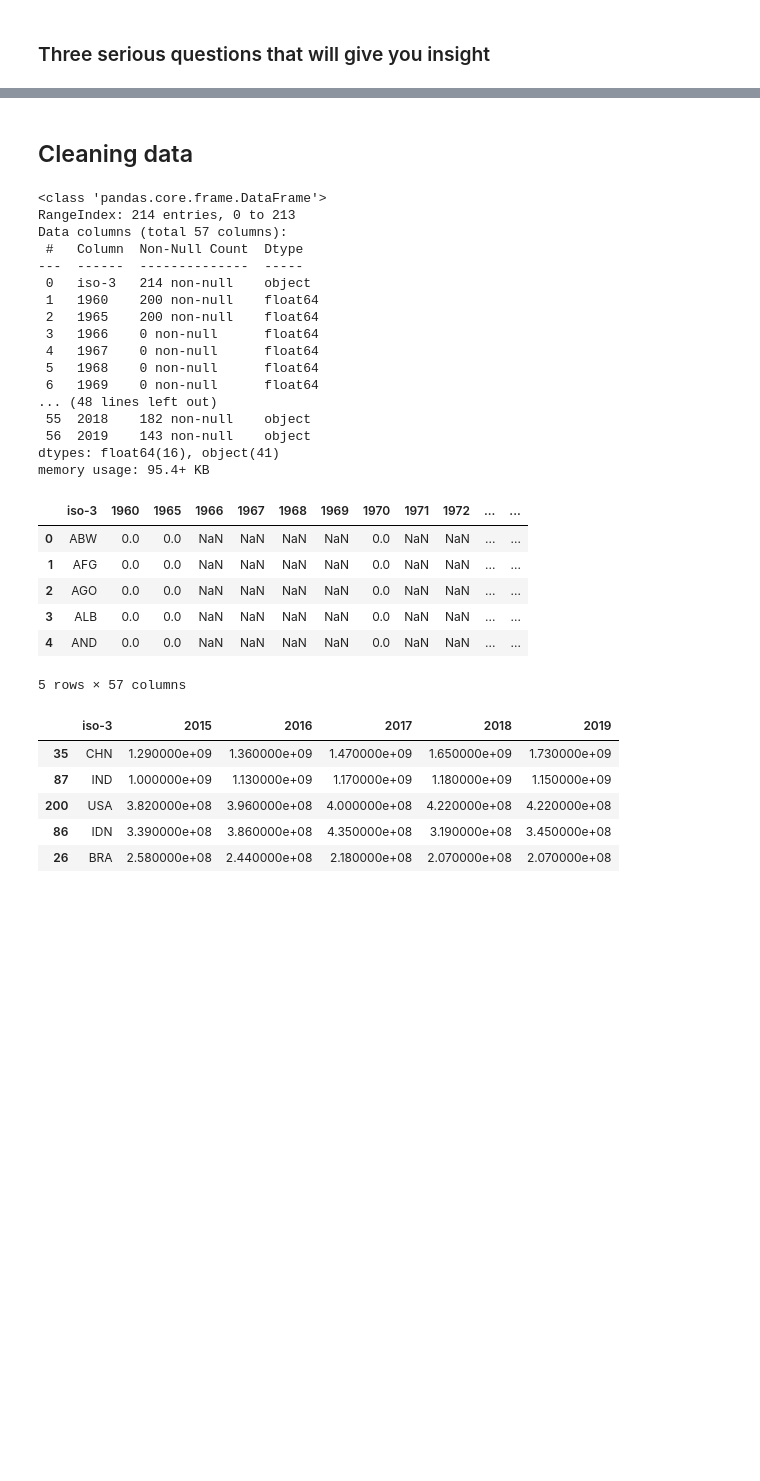
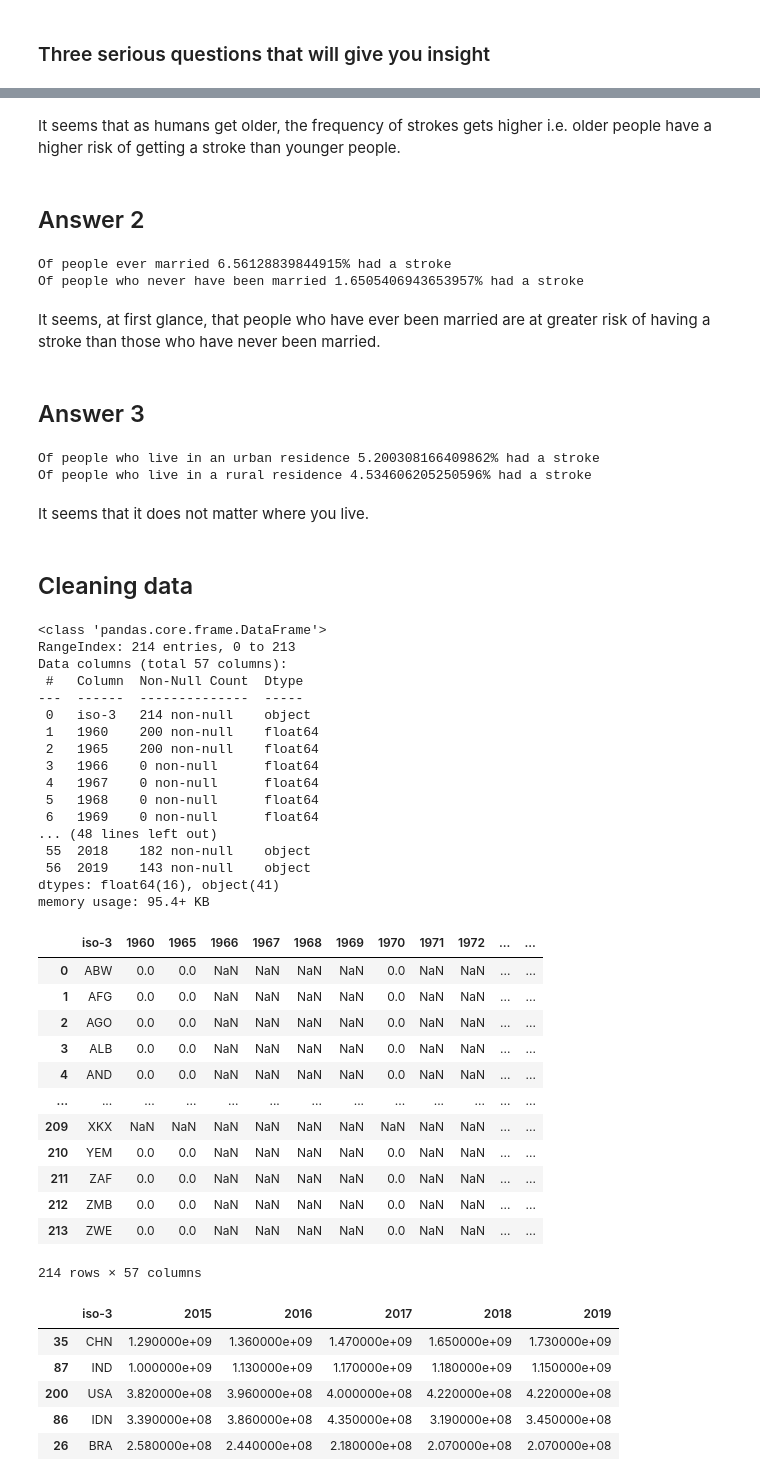
Before and after one commit to elliphantonator/su-mt4007, a Jupyter notebook: HW3/HW3.ipynb, the cells around one changed output, grey strips where cells are left out. Drawn from its saved outputs; the diff is of its cells as text; code cells hidden in the pictures; blank space fills up the shorter version.

```diff
--- a/HW3/HW3.ipynb
+++ b/HW3/HW3.ipynb
@@ -208,34 +219,73 @@ None of the variables I have chosen to look at seem to be correlated.
+# %% [markdown]
+It seems that as humans get older, the frequency of strokes gets higher i.e. older people have a higher risk of getting a stroke than younger people.
+# %% [markdown]
+## Answer 2
+# %%
+stroke_married = stroke_df[['stroke', 'ever_married']].groupby('ever_married').sum('stroke')
+
+ever_married_yes = stroke_married.loc['Yes', 'stroke']/len(stroke_df[stroke_df['ever_married'] == 'Yes'])
+ever_married_no = stroke_married.loc['No', 'stroke']/len(stroke_df[stroke_df['ever_married'] == 'No'])
+
+
+print(f'Of people ever married {ever_married_yes * 100}% had a stroke')
+print(f'Of people who never have been married {ever_married_no * 100}% had a stroke')
+# %% [output]
+Of people ever married 6.56128839844915% had a stroke
+Of people who never have been married 1.6505406943653957% had a stroke
+# %% [markdown]
+It seems, at first glance, that people who have ever been married are at greater risk of having a stroke than those who have never been married.
+# %% [markdown]
+## Answer 3
+# %%
+stroke_residence = stroke_df[['stroke', 'Residence_type']].groupby('Residence_type').sum('stroke')
+
+urban = stroke_residence.loc['Urban', 'stroke']/len(stroke_df[stroke_df['Residence_type'] == 'Urban'])
+rural = stroke_residence.loc['Rural', 'stroke']/len(stroke_df[stroke_df['Residence_type'] == 'Rural'])
+
+print(f'Of people who live in an urban residence {urban * 100}% had a stroke')
+print(f'Of people who live in a rural residence {rural * 100}% had a stroke')
+# %% [output]
+Of people who live in an urban residence 5.200308166409862% had a stroke
+Of people who live in a rural residence 4.534606205250596% had a stroke
+# %% [markdown]
+It seems that it does not matter where you live.
 # %% [markdown]
 ## Cleaning data
 # %%
 phone_df = pd.read_csv('https://raw.githubusercontent.com/su-mt4007/data/refs/heads/main/cell_phones_total.csv')
 phone_df.info()
-phone_df.head()
+phone_df
 # %% [output]
 <class 'pandas.core.frame.DataFrame'>
 RangeIndex: 214 entries, 0 to 213
 Data columns (total 57 columns):
  #   Column  Non-Null Count  Dtype
 ---  ------  --------------  -----
  0   iso-3   214 non-null    object
  1   1960    200 non-null    float64
  2   1965    200 non-null    float64
  3   1966    0 non-null      float64
  4   1967    0 non-null      float64
  5   1968    0 non-null      float64
  6   1969    0 non-null      float64
 ... (48 lines left out)
  55  2018    182 non-null    object
  56  2019    143 non-null    object
 dtypes: float64(16), object(41)
 memory usage: 95.4+ KB
 |  | iso-3 | 1960 | 1965 | 1966 | 1967 | 1968 | 1969 | 1970 | 1971 | 1972 | ... | ... |
 | 0 | ABW | 0.0 | 0.0 | NaN | NaN | NaN | NaN | 0.0 | NaN | NaN | ... | ... |
 | 1 | AFG | 0.0 | 0.0 | NaN | NaN | NaN | NaN | 0.0 | NaN | NaN | ... | ... |
 | 2 | AGO | 0.0 | 0.0 | NaN | NaN | NaN | NaN | 0.0 | NaN | NaN | ... | ... |
 | 3 | ALB | 0.0 | 0.0 | NaN | NaN | NaN | NaN | 0.0 | NaN | NaN | ... | ... |
 | 4 | AND | 0.0 | 0.0 | NaN | NaN | NaN | NaN | 0.0 | NaN | NaN | ... | ... |
+| ... | ... | ... | ... | ... | ... | ... | ... | ... | ... | ... | ... | ... |
+| 209 | XKX | NaN | NaN | NaN | NaN | NaN | NaN | NaN | NaN | NaN | ... | ... |
+| 210 | YEM | 0.0 | 0.0 | NaN | NaN | NaN | NaN | 0.0 | NaN | NaN | ... | ... |
+| 211 | ZAF | 0.0 | 0.0 | NaN | NaN | NaN | NaN | 0.0 | NaN | NaN | ... | ... |
+| 212 | ZMB | 0.0 | 0.0 | NaN | NaN | NaN | NaN | 0.0 | NaN | NaN | ... | ... |
+| 213 | ZWE | 0.0 | 0.0 | NaN | NaN | NaN | NaN | 0.0 | NaN | NaN | ... | ... |
-5 rows × 57 columns
+214 rows × 57 columns
 # %%
 pd.set_option('future.no_silent_downcasting', True) #smth an error message told me to enter
 
```
Also changed, not shown: parts of 11 cells of this notebook, 1 other file.
